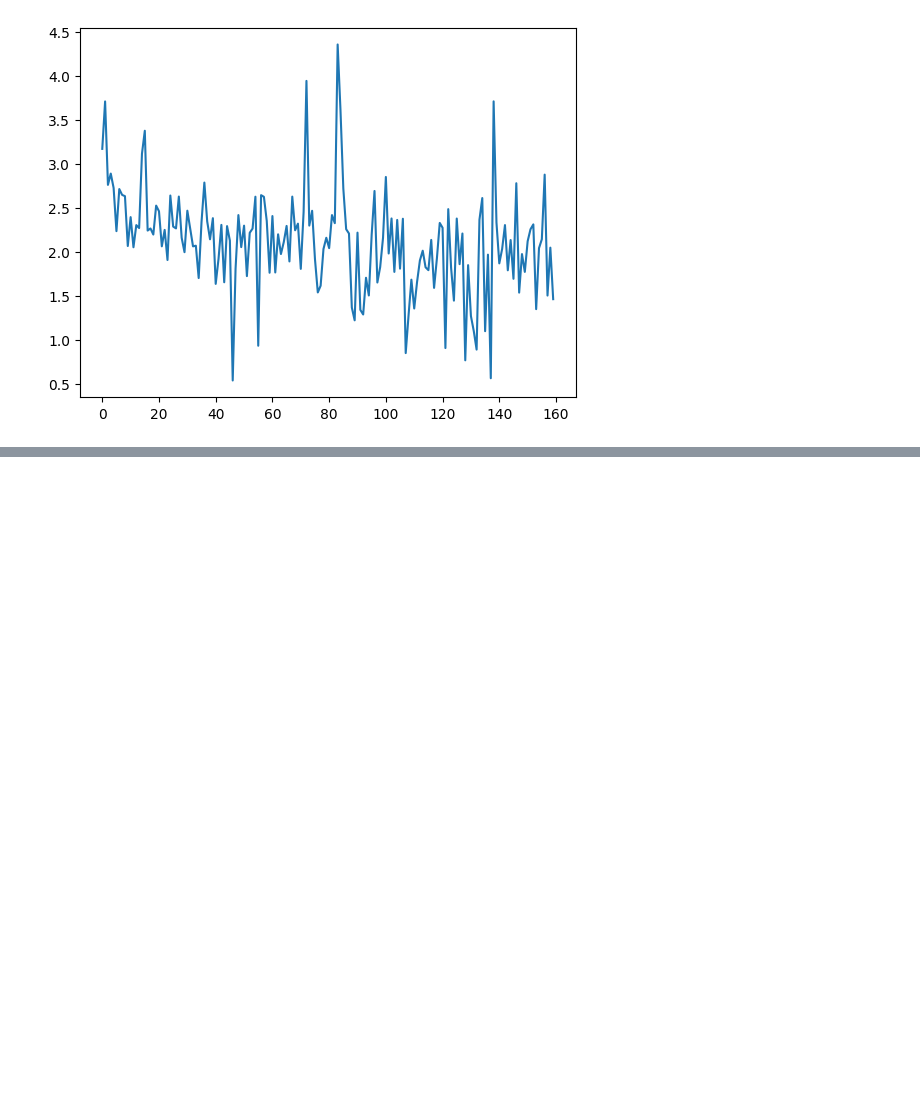
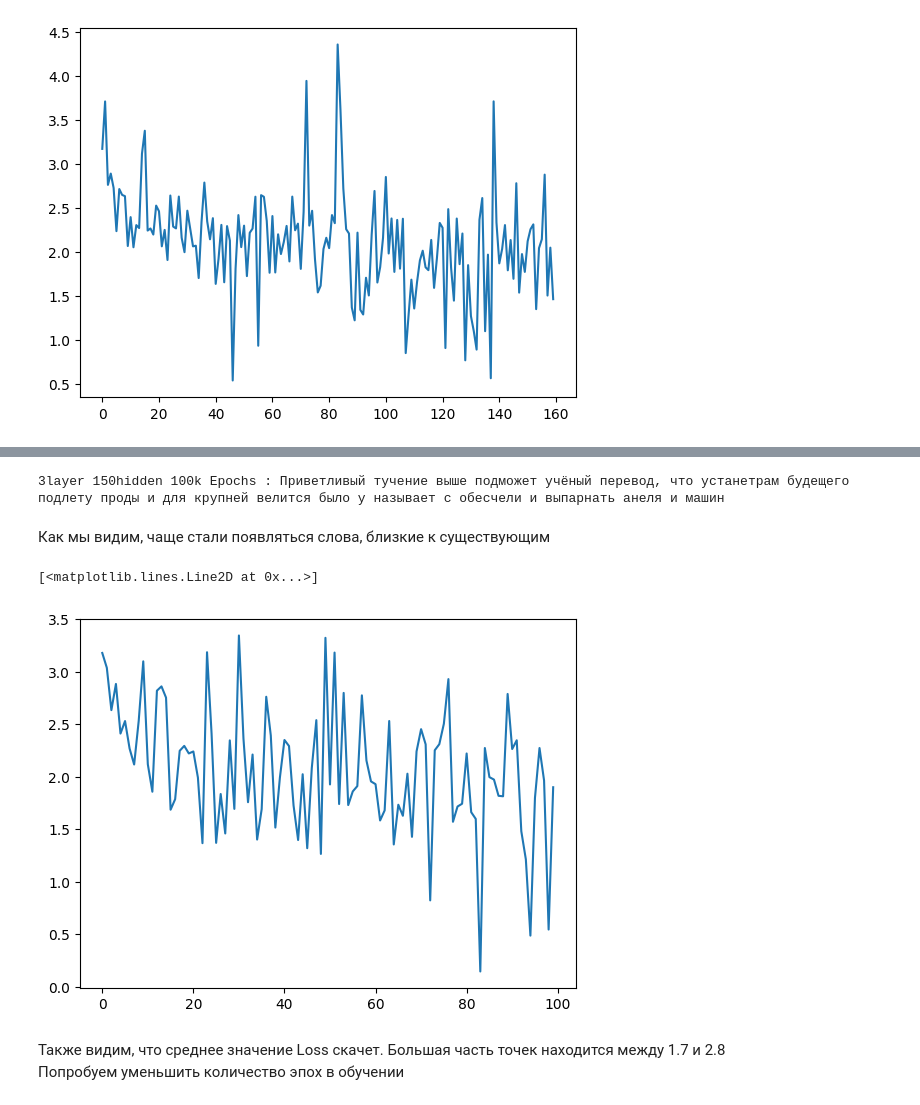
Before and after one commit to HabKaffee/CharRNN_Lab, a Jupyter notebook: Lab4.ipynb, the cells around one changed output, grey strips where cells are left out. Cells and saved outputs as stored; diff of their text form; code cells hidden in the pictures; blank space fills up the shorter version.

```diff
--- a/Lab4.ipynb
+++ b/Lab4.ipynb
@@ -639,0 +777,17 @@ plt.plot(stock_rusnet_losses_data)
+# %%
+unique_symbols = len(russian_dataset.all_symbols)
+n_layers = 3
+hidden_size = 150
+epochs = 100000
+# %%
+rusnet_3_layers_150_hidden_100kEpochs = RNN(unique_symbols, hidden_size, unique_symbols, n_layers)
+device = torch.device("cuda")
+
+rusnet_3_layers_150_hidden_100kEpochs = rusnet_3_layers_150_hidden_100kEpochs.to(device)
+optimizer = torch.optim.Adam(rusnet_3_layers_150_hidden_100kEpochs.parameters(), lr=1e-4)
+criterion = nn.CrossEntropyLoss().cuda()
+# %%
+rusnet_3_layers_150_hidden_100kEpochs, rusnet_losses_3_layers_150_hidden_100kEpochs, rusnet_stock_hidden_3_layers_150_hidden_100kEpochs = train_model_rus(rusnet_3_layers_150_hidden_100kEpochs,
+                                                                                                russian_dataset,
+                                                                                                device, epochs,
+                                                                                                criterion, 'models/rusnet_3_layers_150_hidden_100kEpochs.ckpt')
@@ -639,0 +812,16 @@ plt.plot(stock_rusnet_losses_data)
+# %%
+print(f"3layer 150hidden 100k Epochs : {generate(rusnet_3_layers_150_hidden_100kEpochs, device, russian_dataset, 'Приветливый ', 150)}\n")
+# %% [output]
+3layer 150hidden 100k Epochs : Приветливый тучение выше подможет учёный перевод, что устанетрам будещего подлету проды и для крупней велится было у называет с обесчели и выпарнать анеля и машин
+# %% [markdown]
+Как мы видим, чаще стали появляться слова, близкие к существующим
+# %%
+rusnet_losses_3_layers_150_hidden_100kEpochs_data = [x.item() for x in rusnet_losses_3_layers_150_hidden_100kEpochs]
+plt.figure()
+plt.plot(rusnet_losses_3_layers_150_hidden_100kEpochs_data)
+# %% [output]
+[<matplotlib.lines.Line2D at 0x...>]
+[figure, added]
+# %% [markdown]
+Также видим, что среднее значение Loss скачет. Большая часть точек находится между 1.7 и 2.8
+Попробуем уменьшить количество эпох в обучении
```
Also changed, not shown: parts of 73 cells of this notebook.
